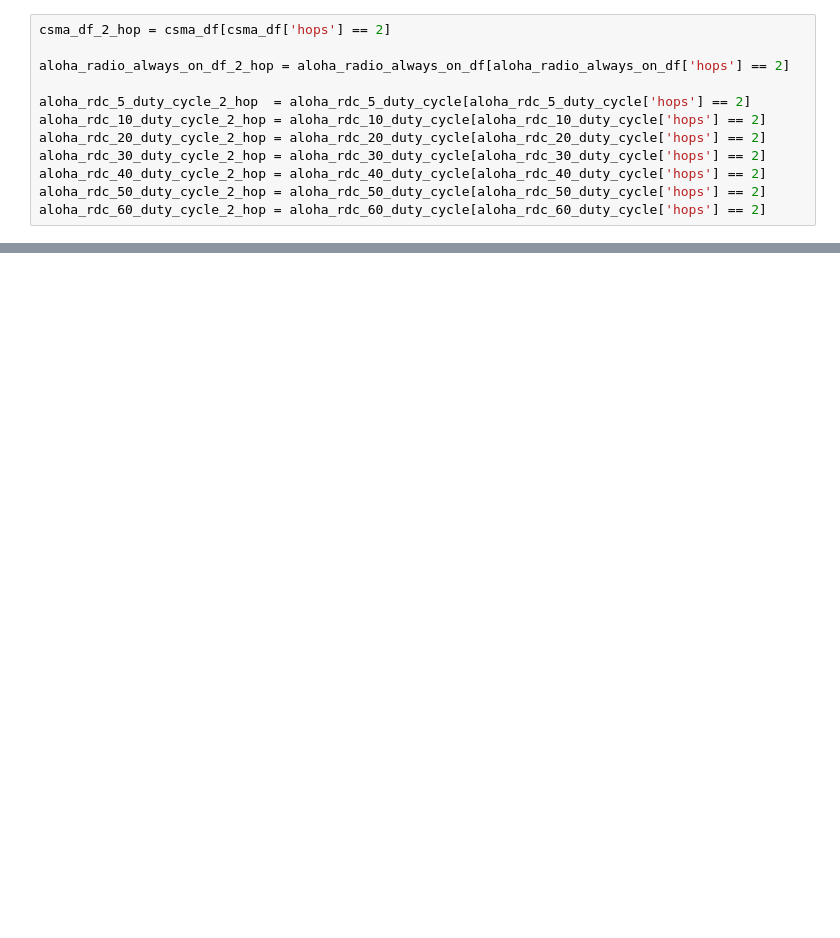
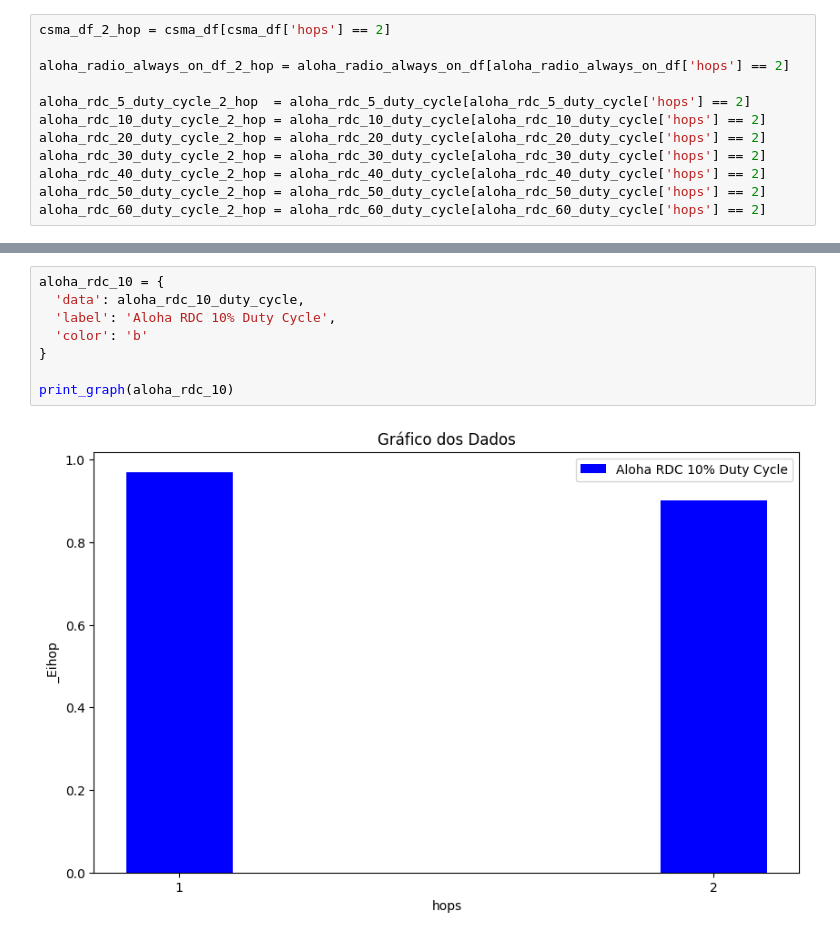
Before and after one commit to KilnerJhow/contiki-aloha, a Jupyter notebook: grafico.ipynb, the cells around one changed output, grey strips where cells are left out. Drawn from its saved outputs; the diff is of its cells as text; blank space fills up the shorter version.

```diff
--- a/grafico.ipynb
+++ b/grafico.ipynb
@@ -120,0 +102,10 @@ aloha_rdc_60_duty_cycle_2_hop = aloha_rdc_60_duty_cycle[aloha_rdc_60_duty_cycle[
+# %%
+aloha_rdc_10 = {
+  'data': aloha_rdc_10_duty_cycle,
+  'label': 'Aloha RDC 10% Duty Cycle',
+  'color': 'b'
+}
+
+print_graph(aloha_rdc_10)
+# %% [output]
+[figure, added]
```
Also changed, not shown: parts of 17 cells of this notebook, 2 other files.
